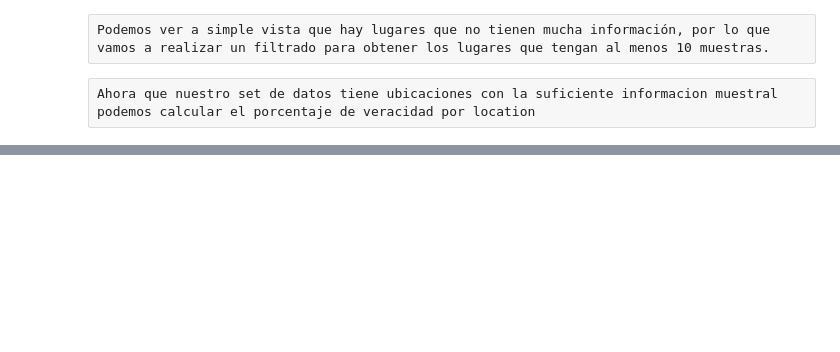
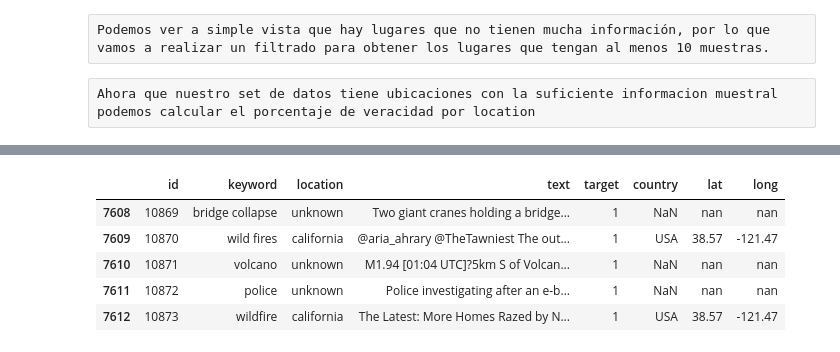
Before and after one commit to d-bizari/Organizacion-de-datos, a Jupyter notebook: TP1.ipynb, the cells around one changed output, grey strips where cells are left out. Drawn from its saved outputs; the diff is of its cells as text; code cells hidden in the pictures; blank space fills up the shorter version.

```diff
--- a/TP1.ipynb
+++ b/TP1.ipynb
@@ -718,22 +1171,29 @@ def applyCriteria(row):
 # %%
 changePlace = {'ny': 'new york', 'la': 'los angeles', 'ca': 'california', 'tx': 'texas', 'us':'usa', 'nc': 'north carolina'}
 def addNewData(row):
     place = row['location']
     if place in changePlace:
         place = changePlace[place]
     if place in countries:
         row['country'] = countries[place]
-    eliif place in states:
+    elif place in states:
         row['country'] = states[place][1]
         row['lat'] = states[place][0][0]
         row['long'] = states[place][0][1]
-    eliif place in cities:
+    elif place in cities:
         row['country'] = cities[place][1]
         row['lat'] = cities[place][0][0]
         row['long'] = cities[place][0][1]
     return row
 tweets = tweets.apply(addNewData, axis = 1, result_type= 'expand')
-tweets.tail(30)
+tweets.tail(5)
+# %% [output]
+|  | id | keyword | location | text | target | country | lat | long |
+| 7608 | 10869 | bridge collapse | unknown | Two giant cranes holding a bridge... | 1 | NaN | nan | nan |
+| 7609 | 10870 | wild fires | california | @aria_ahrary @TheTawniest The out... | 1 | USA | 38.57 | -121.47 |
+| 7610 | 10871 | volcano | unknown | M1.94 [01:04 UTC]?5km S of Volcan... | 1 | NaN | nan | nan |
+| 7611 | 10872 | police | unknown | Police investigating after an e-b... | 1 | NaN | nan | nan |
+| 7612 | 10873 | wildfire | california | The Latest: More Homes Razed by N... | 1 | USA | 38.57 | -121.47 |
 # %%
 #Geo analysis
 from shapely.geometry import Point
```
Also changed, not shown: parts of 79 cells of this notebook.
